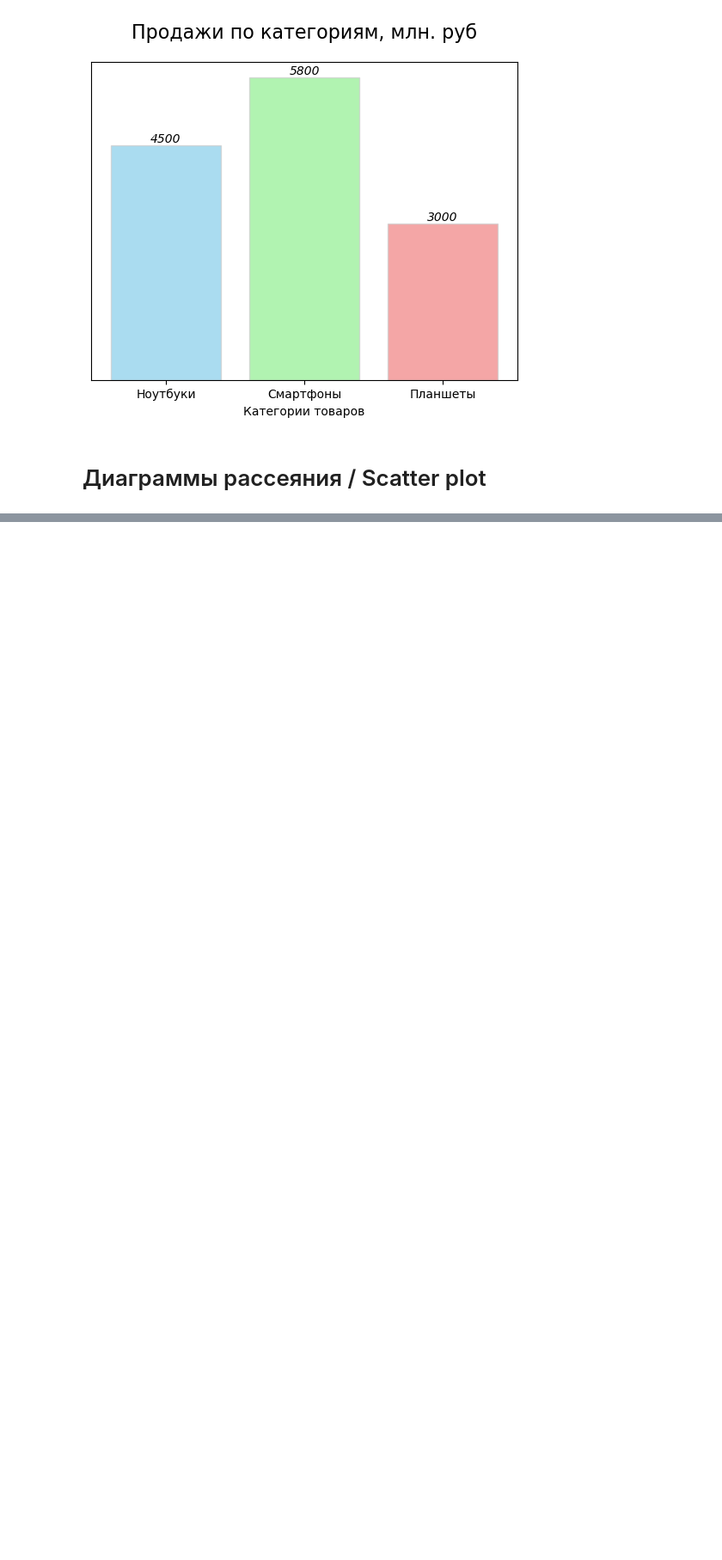
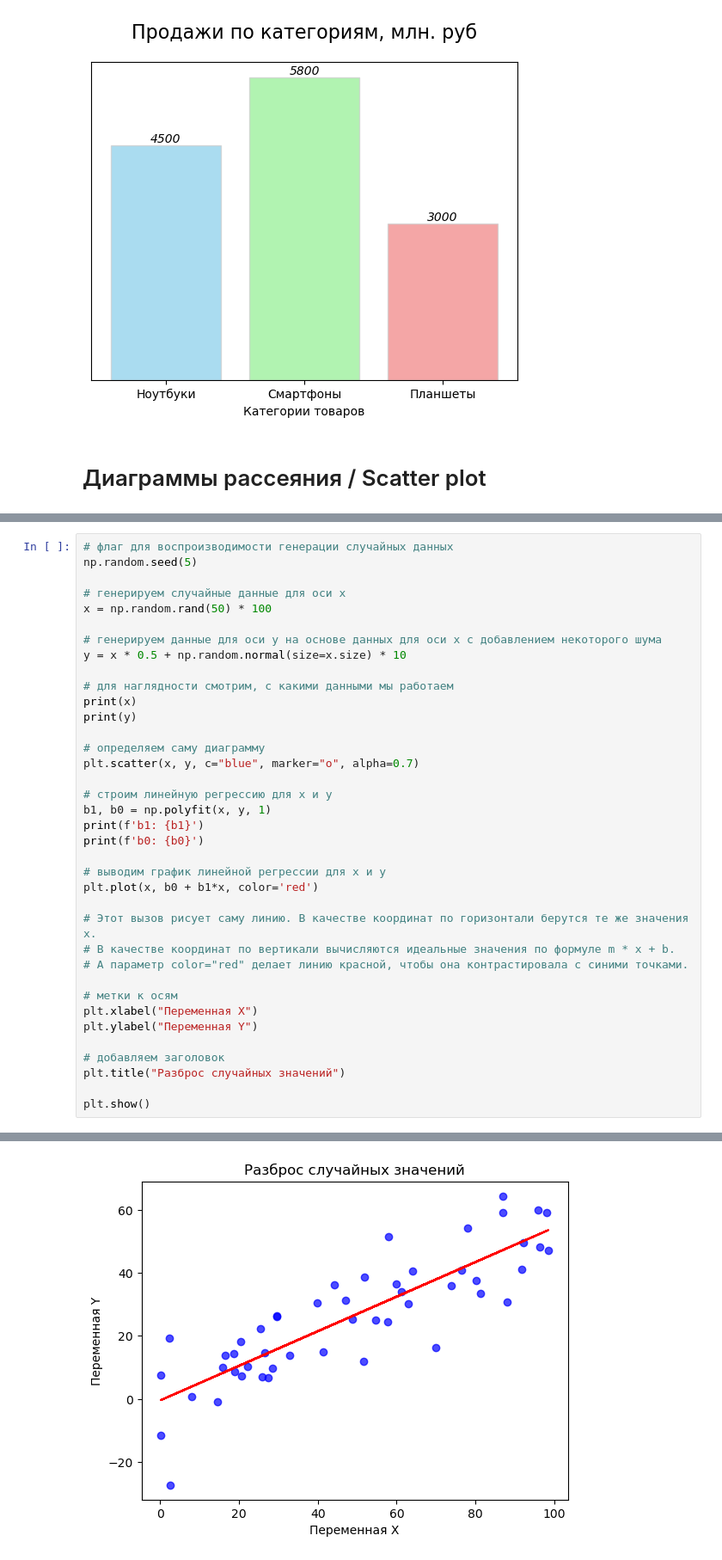
Before and after one commit to ryaguzov2020-a11y/Learning, a Jupyter notebook: Matplotlib/Metanit Matplotlib.ipynb, the cells around one changed output, grey strips where cells are left out. Shown at 86% size. Drawn from its saved outputs; the diff is of its cells as text; blank space fills up the shorter version.

```diff
--- a/Matplotlib/Metanit Matplotlib.ipynb
+++ b/Matplotlib/Metanit Matplotlib.ipynb
@@ -396,0 +473,38 @@ plt.show()
+# %%
+# флаг для воспроизводимости генерации случайных данных
+np.random.seed(5)
+
+# генерируем случайные данные для оси x
+x = np.random.rand(50) * 100
+
+# генерируем данные для оси y на основе данных для оси x с добавлением некоторого шума
+y = x * 0.5 + np.random.normal(size=x.size) * 10
+
+# для наглядности смотрим, с какими данными мы работаем
+print(x)
+print(y)
+
+# определяем саму диаграмму
+plt.scatter(x, y, c="blue", marker="o", alpha=0.7)
+
+# строим линейную регрессию для x и y
+b1, b0 = np.polyfit(x, y, 1)
+print(f'b1: {b1}')
+print(f'b0: {b0}')
+
+# выводим график линейной регрессии для x и y
+plt.plot(x, b0 + b1*x, color='red')
+
+# Этот вызов рисует саму линию. В качестве координат по горизонтали берутся те же значения x.
+# В качестве координат по вертикали вычисляются идеальные значения по формуле m * x + b.
+# А параметр color="red" делает линию красной, чтобы она контрастировала с синими точками.
+
+# метки к осям
+plt.xlabel("Переменная X")
+plt.ylabel("Переменная Y")
+
+# добавляем заголовок
+plt.title("Разброс случайных значений")
+
+plt.show()
+# %% [output]
@@ -396,0 +528 @@ plt.show()
+[figure, added]
```
Also changed, not shown: parts of 39 cells of this notebook.
